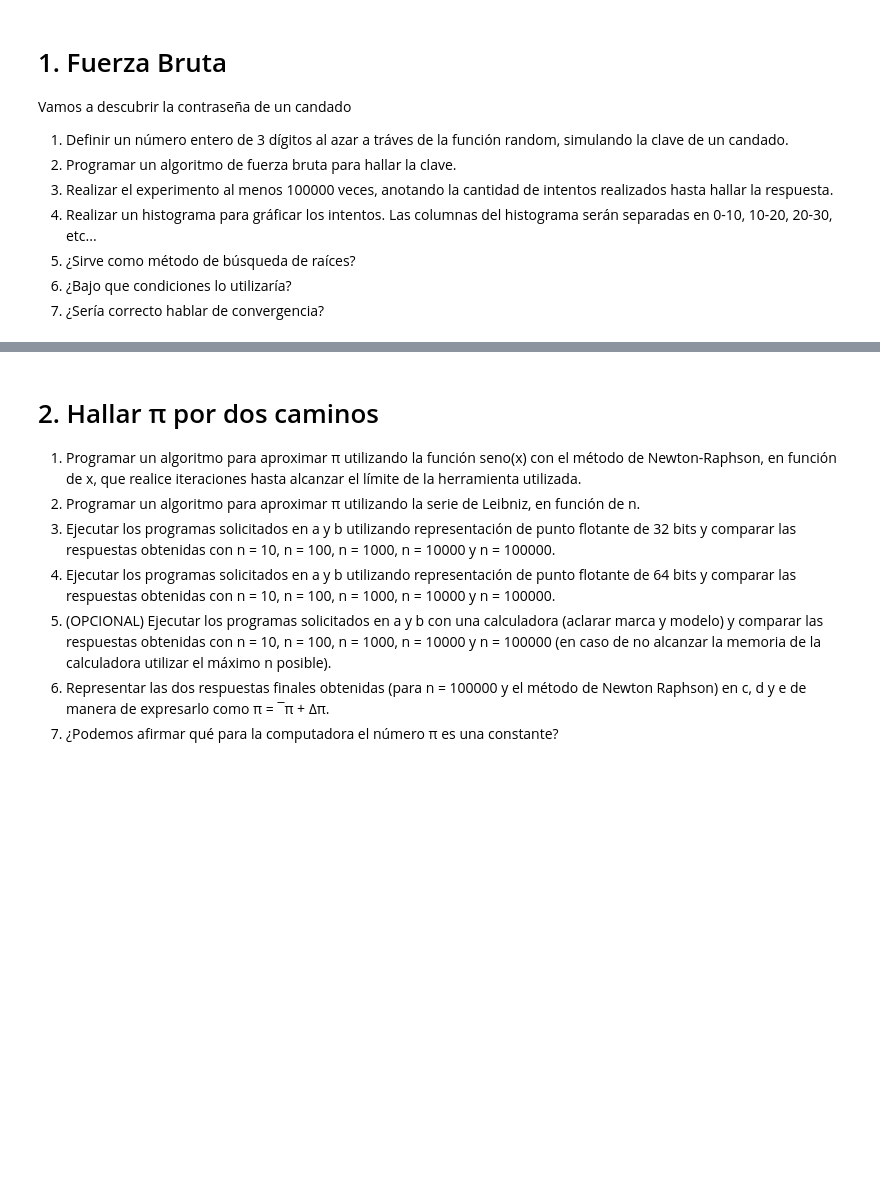
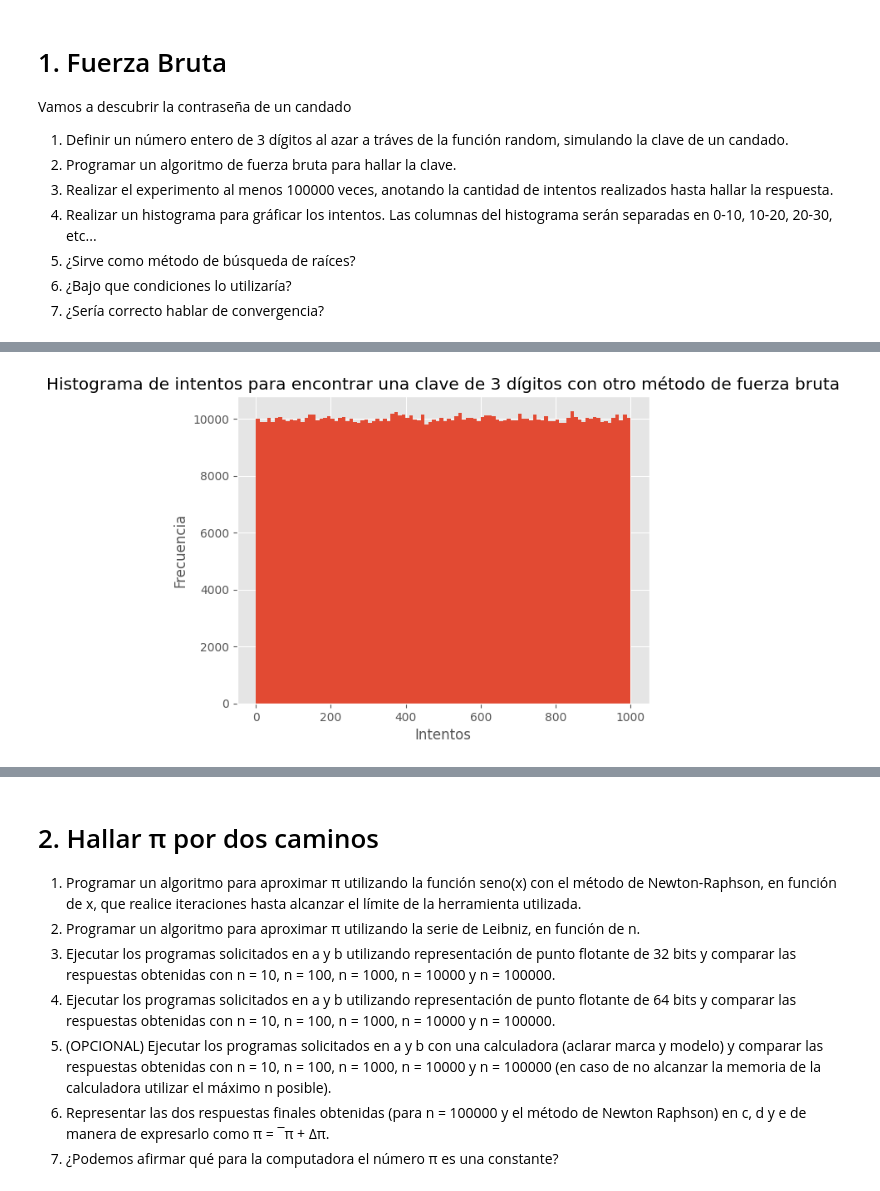
Before and after one commit to m-cabrerar/Numerico-TP1, a Jupyter notebook: TP1-G18.ipynb, the cells around one changed output, grey strips where cells are left out. Cells and saved outputs as stored; diff of their text form; code cells hidden in the pictures; blank space fills up the shorter version.

```diff
--- a/TP1-G18.ipynb
+++ b/TP1-G18.ipynb
@@ -71,0 +75,21 @@ Por ejemplo, una clave al azar es:  561
+# %%
+# definimos un segundo algoritmo de fuerza bruta que busque en otro orden
+def fuerza_bruta2(clave):
+    for i in range(1000):
+        if clave == str(i if i%2==0 else 1000-i).zfill(3):
+            return i
+# %%
+intentos_otro_orden = []
+for i in range(ITERACIONES):
+    clave = nueva_clave()
+    n = fuerza_bruta2(clave)
+
+    intentos_otro_orden.append(n)
+# %%
+plt.hist(intentos_otro_orden, bins=100)
+plt.xlabel("Intentos")
+plt.ylabel("Frecuencia")
+plt.title("Histograma de intentos para encontrar una clave de 3 dígitos con otro método de fuerza bruta")
+plt.show()
+# %% [output]
+[figure, added]
```
Also changed, not shown: parts of 9 cells of this notebook.
